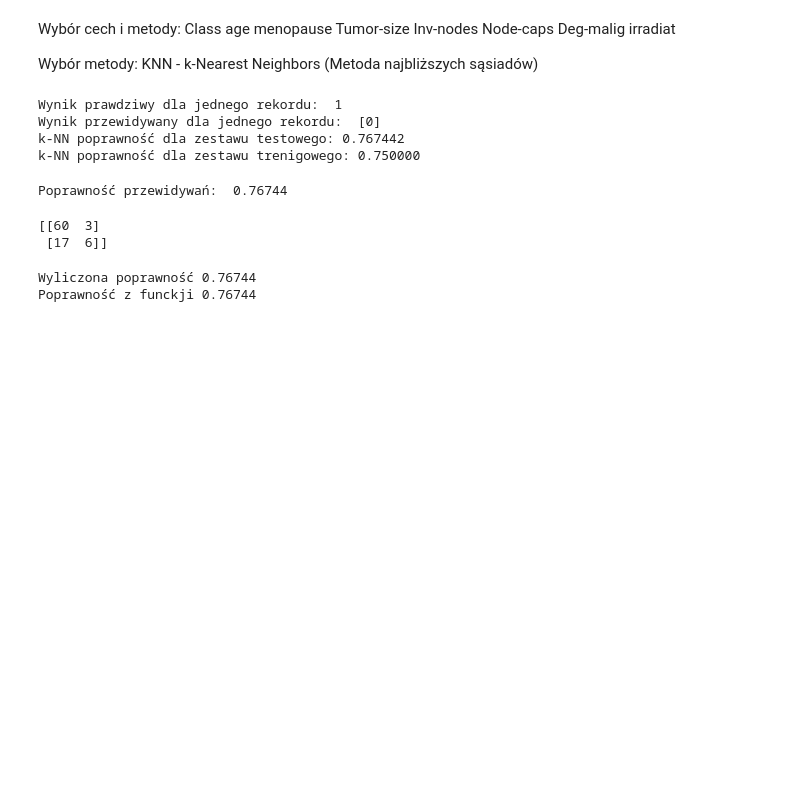
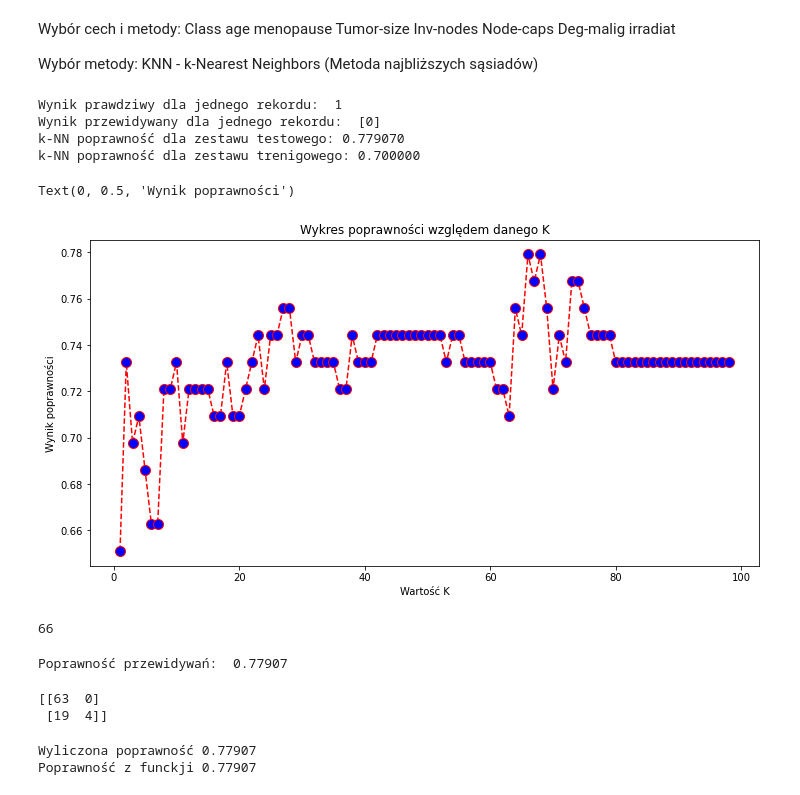
Before and after one commit to ckarczewski/analiza-danych-cancer, a Jupyter notebook: Untitled.ipynb, the cells around one changed output. Drawn from its saved outputs; the diff is of its cells as text; code cells hidden in the pictures; blank space fills up the shorter version.

```diff
--- a/Untitled.ipynb
+++ b/Untitled.ipynb
@@ -139,7 +138,7 @@ Deg_malig_en = le.fit_transform(clean_data[:,6])
 irradiat_en = le.fit_transform(clean_data[:,9])
 # %%
 # Połączenie wszystkich utworzonych wcześniej tablic z przekstałconymi wartościami w jedną tablicę
-features = list(zip(age_en,menopause_en,Tumor_size_en,Inf_nodes_en,Node_caps_en,Deg_malig_en,irradiat_en))
+features = list(zip(age_en,Tumor_size_en,Inf_nodes_en,Node_caps_en,Deg_malig_en,irradiat_en))
 # %%
 # Do podziału danych została użyta funkcja train_test_split() z biblioteki sklearn.
 # Dane zostały podzielone na sekcje treningową i sekcję testów.
@@ -154,7 +153,7 @@ X_train, X_test, y_train, y_test = train_test_split(features, Class, test_size=0
 from sklearn.neighbors import KNeighborsClassifier # biblioteka odpowiedzialna za metodę k-Nearest Neighbour
 
 # Stworzenie modułu KNeighborsClassifier z atrubutem który odpowiada liczbie sąsiadów
-knn = KNeighborsClassifier(n_neighbors=16)
+knn = KNeighborsClassifier(n_neighbors=66) # 66 optymalny
 
 # Trenowanie modelu
 train = knn.fit(X_train, y_train)
@@ -163,25 +162,63 @@ train = knn.fit(X_train, y_train)
 y_prediction = knn.predict(X_test)
 # Przewidziany wynik przykładowej klasyfikacji
 y_one = knn.predict([X_test[0]])
+# Przewidziany wynik przykładowej klasyfikacji spoza zestawu
+# age: 20-29 - 1
+# tumor-size: 10-14 - 2
+# inv-nodes: 3-5 - 1
+# node-caps: no - 1
+# deg-mail: 1 - 0
+# irradiat: no - 1
+# 1, 2, 1, 1, 0, 1
+y_own= knn.predict([[1, 2, 1, 1, 0, 1]])
 # Wyświetlenie przewidywań przykładowego rekordu i porównanie go z właściwym wynikiem
 print('Wynik prawdziwy dla jednego rekordu: ', y_test[0])
 print('Wynik przewidywany dla jednego rekordu: ', y_one)
 
+# Wyświetlenie przewidywać przykąłdowego rekordu spoza zestawu
+# print('Wynik przewidywany dla jednego rekordu spoza zestawu: ', y_own, '[0 czyli brak nawrotu]')
+
 # Średnia poprawność modelu dla zestawu testowego i treningowego
 print('k-NN poprawność dla zestawu testowego: %f' % train.score(X_test, y_test))
 print('k-NN poprawność dla zestawu trenigowego: %f' % train.score(X_train, y_train))
 # %% [output]
 Wynik prawdziwy dla jednego rekordu:  1
 Wynik przewidywany dla jednego rekordu:  [0]
-k-NN poprawność dla zestawu testowego: 0.767442
-k-NN poprawność dla zestawu trenigowego: 0.750000
+k-NN poprawność dla zestawu testowego: 0.779070
+k-NN poprawność dla zestawu trenigowego: 0.700000
+# %%
+# Poprawa jakości algorytmu poprzez stworzenie talibcy z wynikami dla n_neighboors równych od 1 do 99
+from sklearn.metrics import accuracy_score
+ac = []
+for i in range(1, 99):
+    knn = KNeighborsClassifier(n_neighbors=i)
+    train = knn.fit(X_train, y_train)
+    y_pred_i = knn.predict(X_test)
+    ac.append(accuracy_score(y_test, y_pred_i))
+# %%
+# Przedstawienie wyników w postaci wykresu
+plt.figure(figsize=(12, 6))
+plt.plot(range(1, 99), ac, color='red', linestyle='dashed', marker='o',
+         markerfacecolor='blue', markersize=10)
+plt.title('Wykres poprawności względem danego K')
+plt.xlabel('Wartość K')
+plt.ylabel('Wynik poprawności')
+# %% [output]
+Text(0, 0.5, 'Wynik poprawności')
+[figure, added]
+# %%
+# Wyszukanie indeksu maksymalnej poprawności,
+# nasze optymalne k = index tablicy + 1, ponieważ tablice liczone są od 0
+np.argmax(ac) + 1
+# %% [output]
+66
 # %%
 from sklearn import metrics # biblioteka użyta do pomiaru poprawności
 
 # Porównanie wyniku przewidywać z testowymi prawidłowymi wynikami
 print("Poprawność przewidywań: ", round(metrics.accuracy_score(y_test, y_prediction), 5))
 # %% [output]
-Poprawność przewidywań:  0.76744
+Poprawność przewidywań:  0.77907
 # %%
 # Dokonam oceny klasyfikacji testu za pomocą macierzy pomyłek oraz porównam wyniki
 # z funckją która sprawdza dokładność klasyfikacji porównując
@@ -191,6 +228,6 @@ Poprawność przewidywań:  0.76744
 confusion = metrics.confusion_matrix(y_test, y_prediction)
 print(confusion)
 # %% [output]
-[[60  3]
- [17  6]]
+[[63  0]
+ [19  4]]
 # %%
@@ -212,8 +249,8 @@ classification_accuracy = (TP + TN) / float(TP + TN + FP + FN)
 print('Wyliczona poprawność', round(classification_accuracy, 5))
 print('Poprawność z funckji', round(metrics.accuracy_score(y_test, y_prediction), 5))
 # %% [output]
-Wyliczona poprawność 0.76744
-Poprawność z funckji 0.76744
+Wyliczona poprawność 0.77907
+Poprawność z funckji 0.77907
 # %%
 # Błąd klasyfikacji, podaje procentową wartość jak często klasyfikator się myli
 classification_error = (FP + FN) / float(TP + TN + FP + FN)
```
Also changed, not shown: parts of 5 cells of this notebook.
